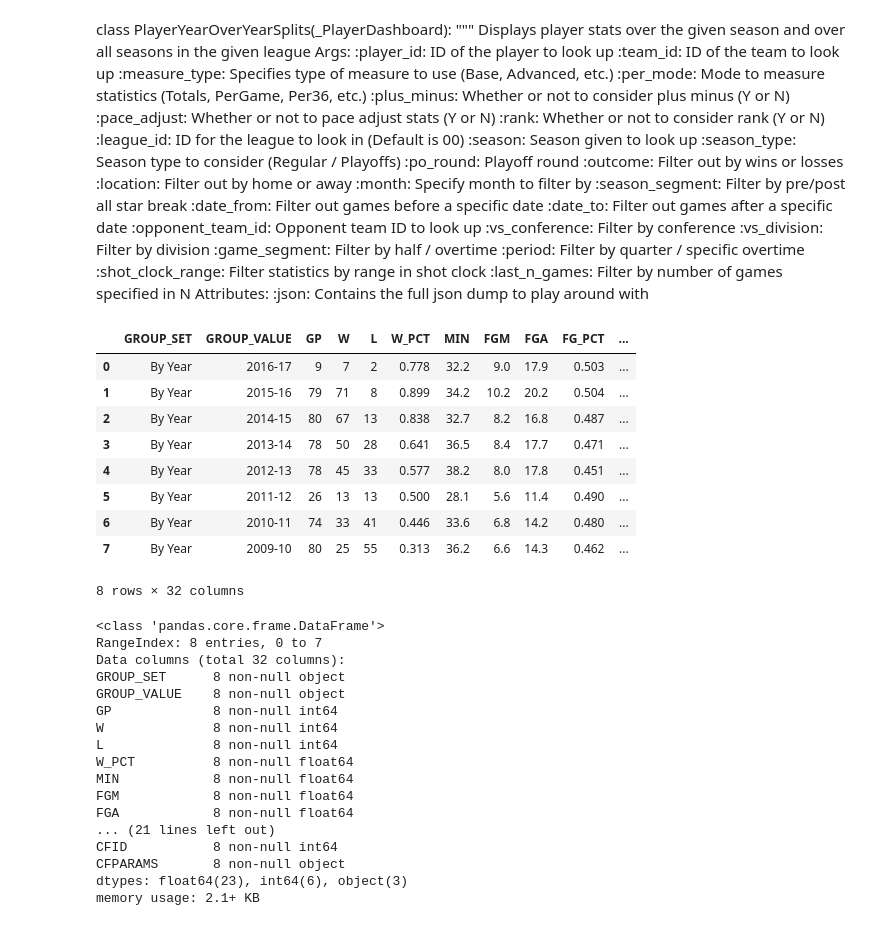
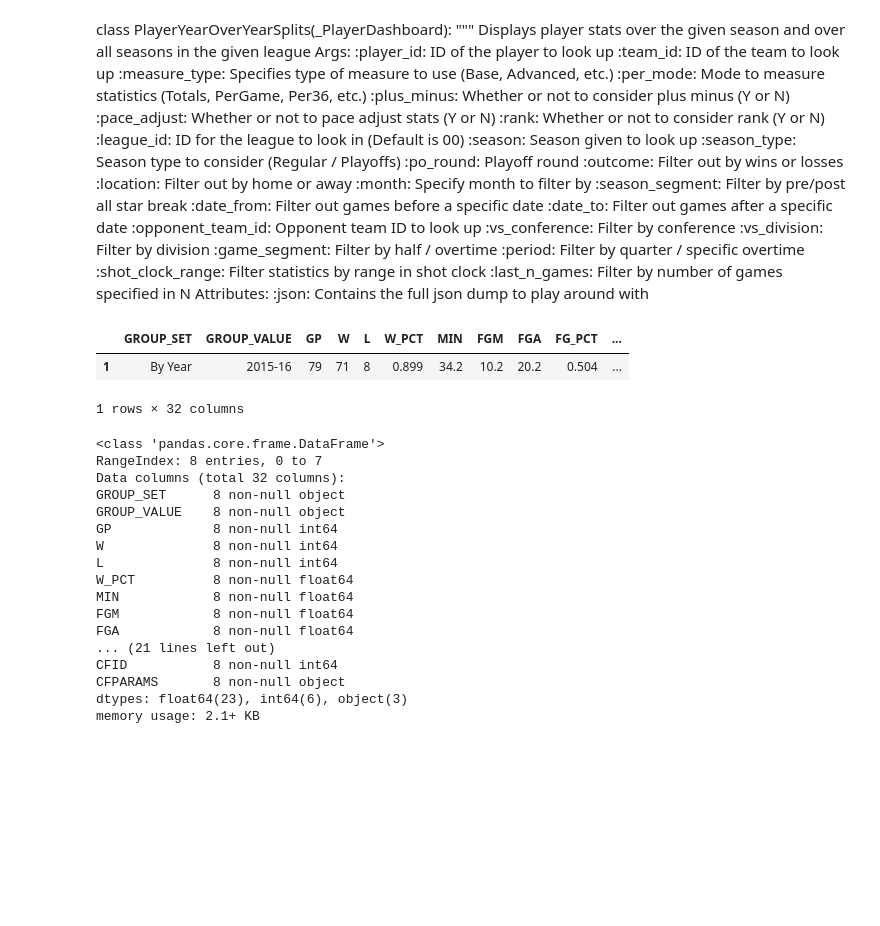
Before and after one commit to MarkDCorey/nba_player_clustering, a Jupyter notebook: nba_py.ipynb, the cells around one changed output. Saved outputs shown, nothing was run; the diff lists cells and outputs as text; code cells hidden in the pictures; blank space fills up the shorter version.

```diff
--- a/nba_py.ipynb
+++ b/nba_py.ipynb
@@ -765,20 +785,14 @@ class PlayerYearOverYearSplits(_PlayerDashboard):
     Attributes:
         :json: Contains the full json dump to play around with
 # %%
-test_PlayerYearOverYearSplits = player.PlayerYearOverYearSplits('201939')
+test_PlayerYearOverYearSplits = player.PlayerYearOverYearSplits('201939',season = '2015-16')
-# %%
-test_PlayerYearOverYearSplits.by_year()
-# %% [output]
-|  | GROUP_SET | GROUP_VALUE | GP | W | L | W_PCT | MIN | FGM | FGA | FG_PCT | ... |
-| 0 | By Year | 2016-17 | 9 | 7 | 2 | 0.778 | 32.2 | 9.0 | 17.9 | 0.503 | ... |
-| 1 | By Year | 2015-16 | 79 | 71 | 8 | 0.899 | 34.2 | 10.2 | 20.2 | 0.504 | ... |
-| 2 | By Year | 2014-15 | 80 | 67 | 13 | 0.838 | 32.7 | 8.2 | 16.8 | 0.487 | ... |
-| 3 | By Year | 2013-14 | 78 | 50 | 28 | 0.641 | 36.5 | 8.4 | 17.7 | 0.471 | ... |
-| 4 | By Year | 2012-13 | 78 | 45 | 33 | 0.577 | 38.2 | 8.0 | 17.8 | 0.451 | ... |
-| 5 | By Year | 2011-12 | 26 | 13 | 13 | 0.500 | 28.1 | 5.6 | 11.4 | 0.490 | ... |
-| 6 | By Year | 2010-11 | 74 | 33 | 41 | 0.446 | 33.6 | 6.8 | 14.2 | 0.480 | ... |
-| 7 | By Year | 2009-10 | 80 | 25 | 55 | 0.313 | 36.2 | 6.6 | 14.3 | 0.462 | ... |
-8 rows × 32 columns
+# %%
+test = test_PlayerYearOverYearSplits.by_year()
+test[test.GROUP_VALUE == '2015-16']
+# %% [output]
+|  | GROUP_SET | GROUP_VALUE | GP | W | L | W_PCT | MIN | FGM | FGA | FG_PCT | ... |
+| 1 | By Year | 2015-16 | 79 | 71 | 8 | 0.899 | 34.2 | 10.2 | 20.2 | 0.504 | ... |
+1 rows × 32 columns
 # %%
 test_PlayerYearOverYearSplits.by_year().info()
 # %% [output]
```
Also changed, not shown: parts of 1 cell of this notebook, 4 other files.
